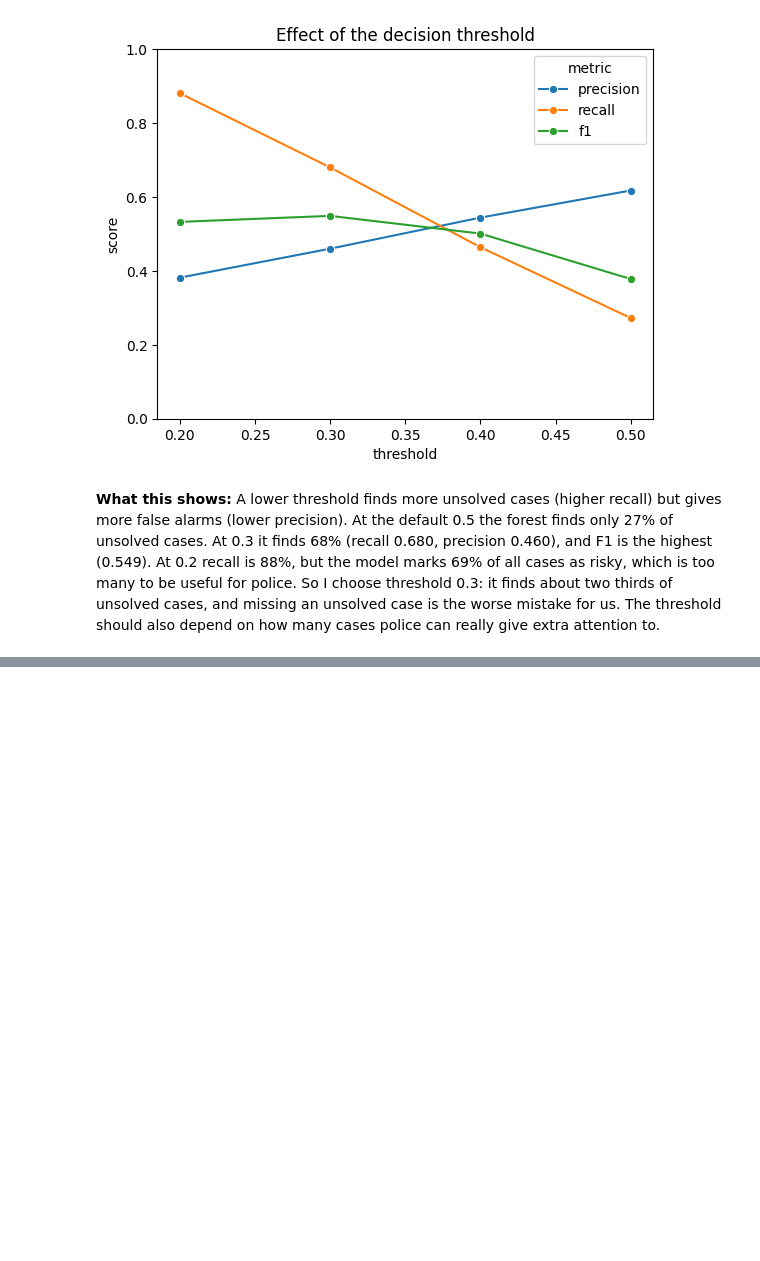
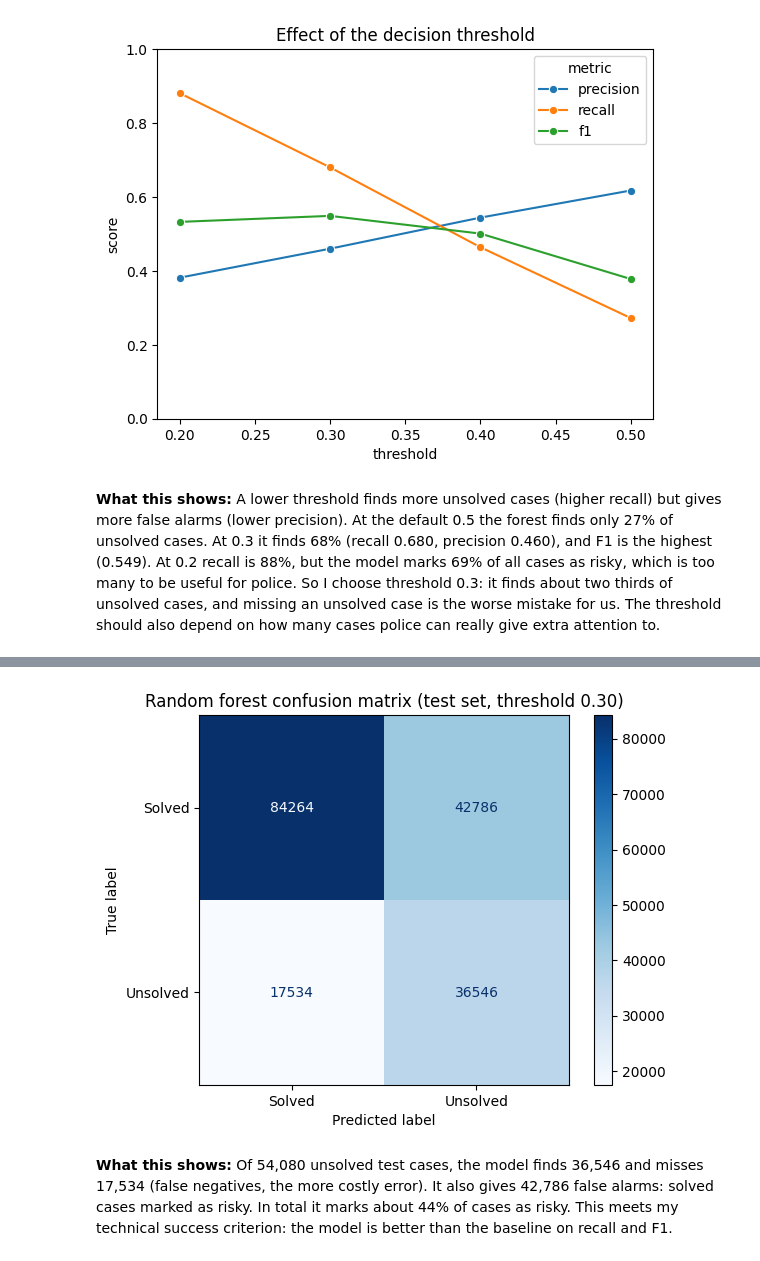
Before and after one commit to Anastasiia-hub0/unsolved-homicides-analysis, a Jupyter notebook: unsolved_homicides_analysis.ipynb, the cells around one changed output, grey strips where cells are left out. Cells and saved outputs as stored; diff of their text form; code cells hidden in the pictures; blank space fills up the shorter version.

Commit message:
Final evaluation on test set and confusion matrix

```diff
--- a/unsolved_homicides_analysis.ipynb
+++ b/unsolved_homicides_analysis.ipynb
@@ -1045,0 +1049,16 @@ plt.show()
+# %%
+test_prob = forest.predict_proba(X_test)[:, 1]
+test_pred = (test_prob >= 0.30).astype(int)
+
+forest_results = {
+    "accuracy": accuracy_score(y_test, test_pred),
+    "precision": precision_score(y_test, test_pred),
+    "recall": recall_score(y_test, test_pred),
+    "f1": f1_score(y_test, test_pred),
+}
+
+comparison = pd.DataFrame({
+    "Majority baseline": baseline_results,
+    "Random forest (threshold 0.30)": forest_results,
+}).T
+comparison.round(3)
@@ -1045,0 +1071,13 @@ plt.show()
+# %%
+ConfusionMatrixDisplay.from_predictions(
+    y_test,
+    test_pred,
+    display_labels=["Solved", "Unsolved"],
+    cmap="Blues",
+)
+plt.title("Random forest confusion matrix (test set, threshold 0.30)")
+plt.show()
+# %% [output]
+[figure, added]
+# %% [markdown]
+**What this shows:** Of 54,080 unsolved test cases, the model finds 36,546 and misses 17,534 (false negatives, the more costly error). It also gives 42,786 false alarms: solved cases marked as risky. In total it marks about 44% of cases as risky. This meets my technical success criterion: the model is better than the baseline on recall and F1.
```
Also changed, not shown: parts of 3 cells of this notebook.
